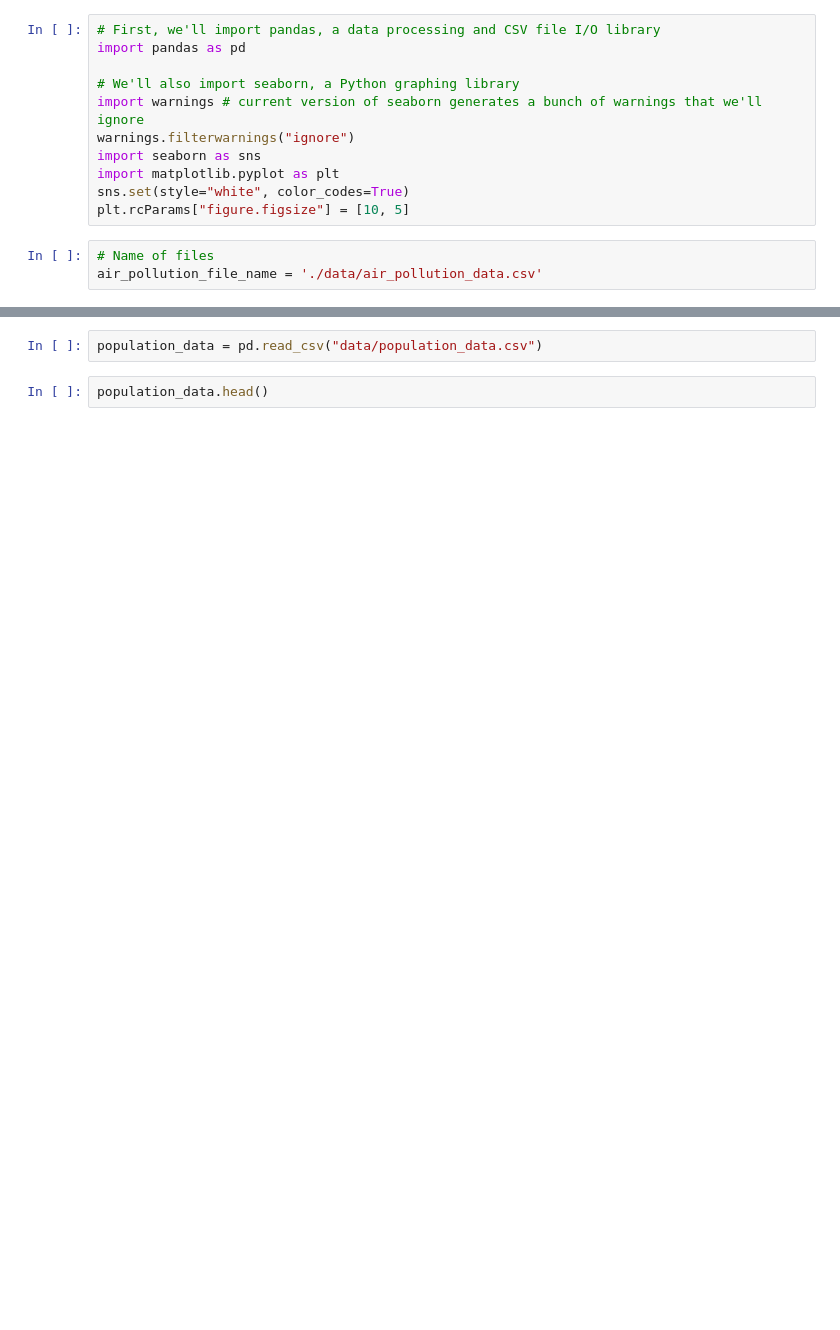
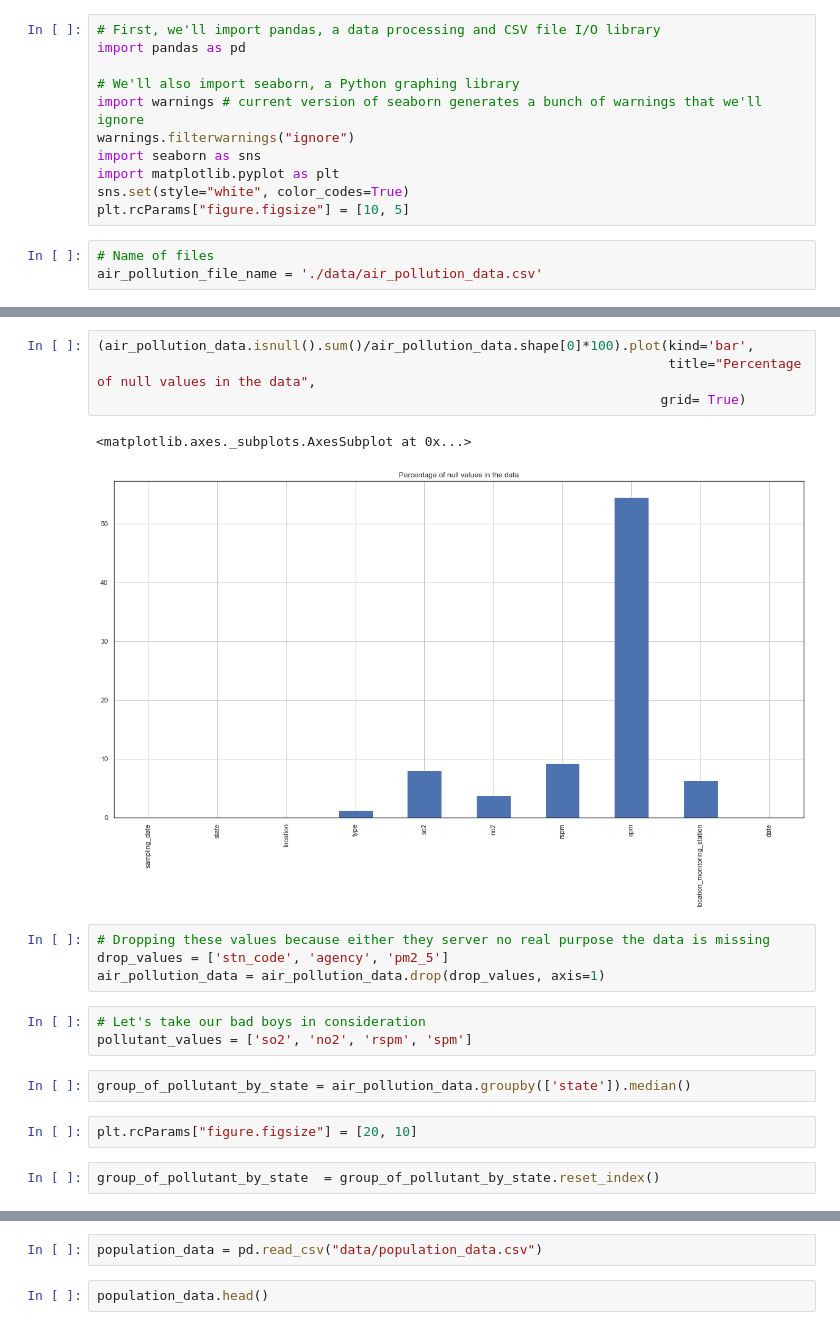
Before and after one commit to Rohan0401/AI4ClimateChange, a Jupyter notebook: India_Air_Pollution_Analysis.ipynb, the cells around one changed output, grey strips where cells are left out. Saved outputs shown, nothing was run; the diff lists cells and outputs as text; blank space fills up the shorter version.

```diff
--- a/India_Air_Pollution_Analysis.ipynb
+++ b/India_Air_Pollution_Analysis.ipynb
@@ -56,0 +68,20 @@ air_pollition_data.groupby(['location', 'state']).mean().sort_values(pollutant_v
+# %%
+(air_pollution_data.isnull().sum()/air_pollution_data.shape[0]*100).plot(kind='bar',
+                                                                         title="Percentage of null values in the data",
+                                                                        grid= True)
+# %% [output]
+<matplotlib.axes._subplots.AxesSubplot at 0x...>
+[figure, added]
+# %%
+# Dropping these values because either they server no real purpose the data is missing
+drop_values = ['stn_code', 'agency', 'pm2_5']
+air_pollution_data = air_pollution_data.drop(drop_values, axis=1)
+# %%
+# Let's take our bad boys in consideration
+pollutant_values = ['so2', 'no2', 'rspm', 'spm']
+# %%
+group_of_pollutant_by_state = air_pollution_data.groupby(['state']).median()
+# %%
+plt.rcParams["figure.figsize"] = [20, 10]
+# %%
+group_of_pollutant_by_state  = group_of_pollutant_by_state.reset_index()
```
Also changed, not shown: parts of 62 cells of this notebook, 1 other file.
